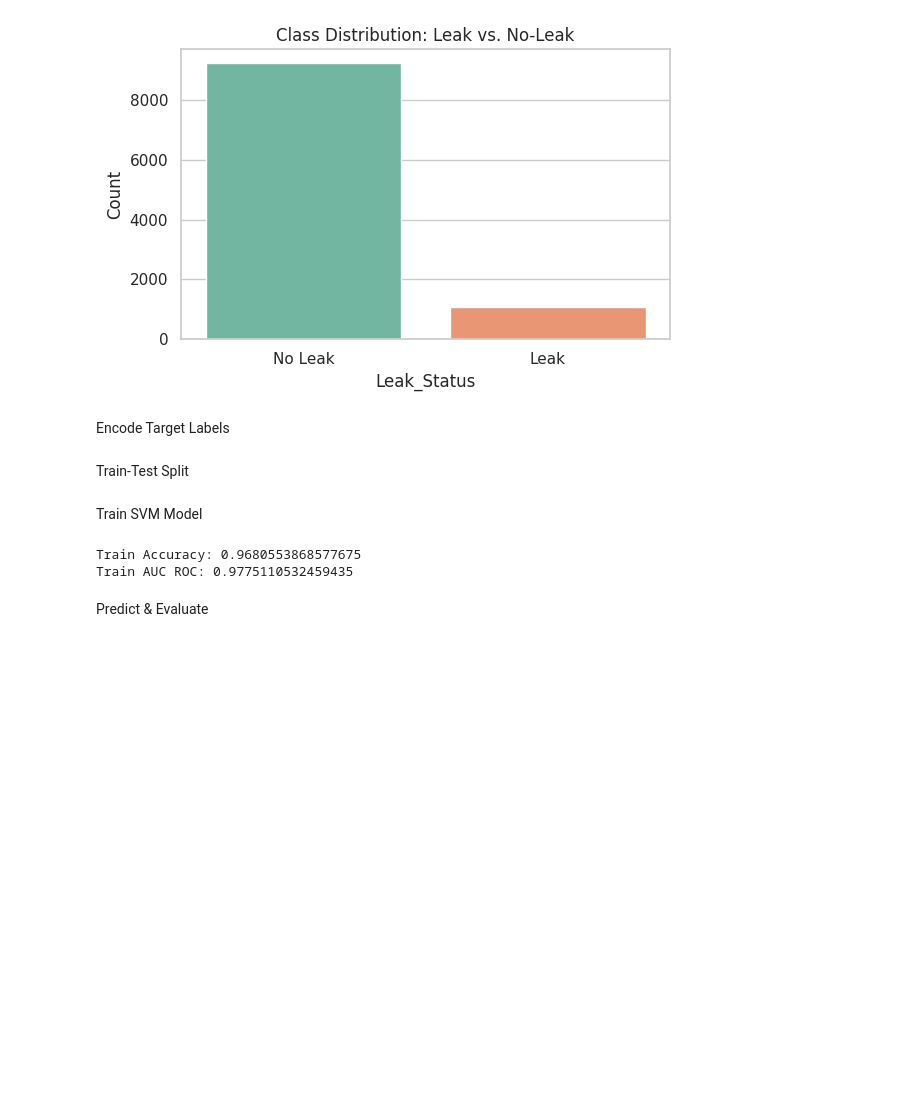
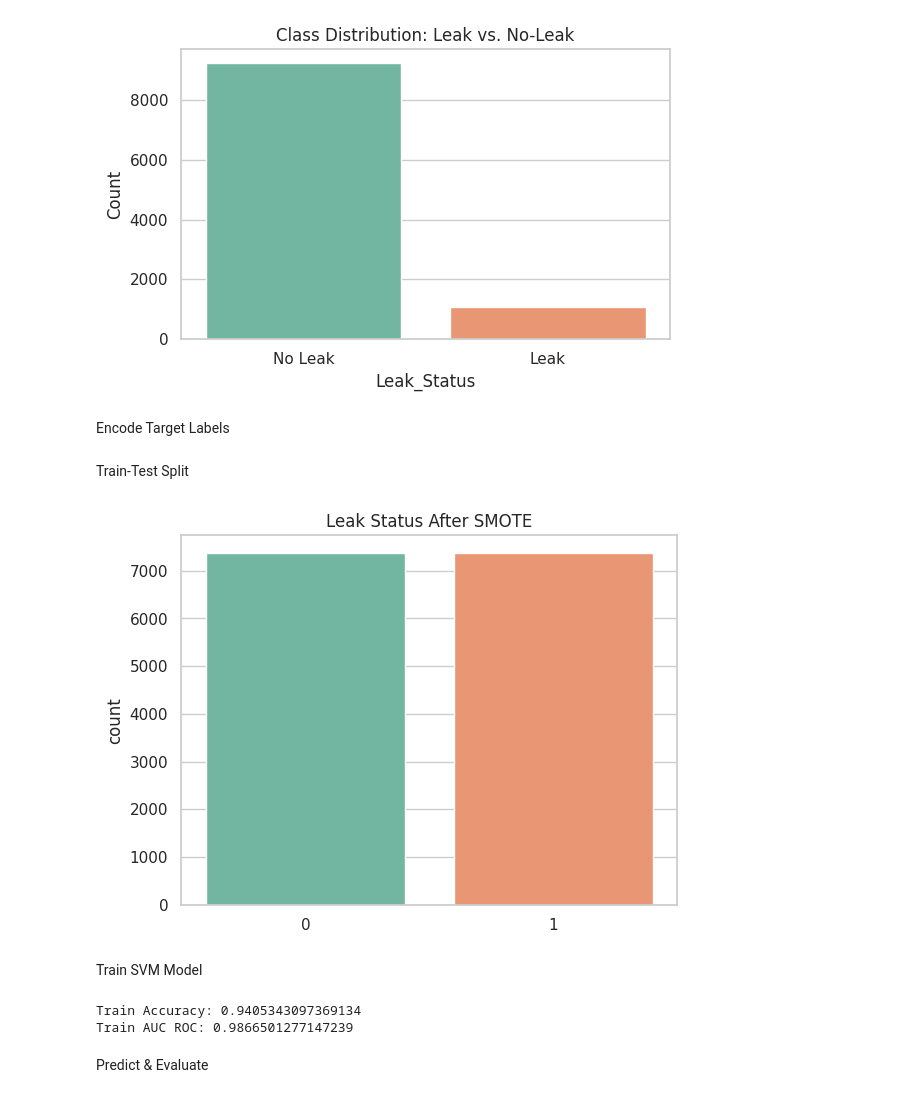
Before and after one commit to ambkingdavid/Leak-Detection-Model, a Jupyter notebook: new_svm_model.ipynb, the cells around one changed output. Cells and saved outputs as stored; diff of their text form; code cells hidden in the pictures; blank space fills up the shorter version.

```diff
--- a/new_svm_model.ipynb
+++ b/new_svm_model.ipynb
@@ -71,6 +72,15 @@ X_train, X_test, y_train, y_test = train_test_split(X, y, test_size=0.2, random_
 scaler = StandardScaler()
 X_train = scaler.fit_transform(X_train)
 X_test = scaler.transform(X_test)
+# %%
+smote = SMOTE(random_state=42)
+X_train, y_train = smote.fit_resample(X_train, y_train)
+
+sns.countplot(x=y_train, hue=y_train, palette='Set2', legend=False)
+plt.title('Leak Status After SMOTE')
+plt.show()
+# %% [output]
+[figure, added]
 # %% [markdown]
 Train SVM Model
 # %%
@@ -81,9 +91,12 @@ y_train_pred = model.predict(X_train)
 y_train_proba = model.predict_proba(X_train)
 print("Train Accuracy:", accuracy_score(y_train, y_train_pred))
 print("Train AUC ROC:", roc_auc_score(y_train, y_train_proba[:, 1]))
+
+# Train Accuracy: 0.9680553868577675
+# Train AUC ROC: 0.9775110532459435
 # %% [output]
-Train Accuracy: 0.9680553868577675
-Train AUC ROC: 0.9775110532459435
+Train Accuracy: 0.9405343097369134
+Train AUC ROC: 0.9866501277147239
 # %% [markdown]
 Predict & Evaluate
 # %%
```
Also changed, not shown: parts of 5 cells of this notebook, 1 other file.
